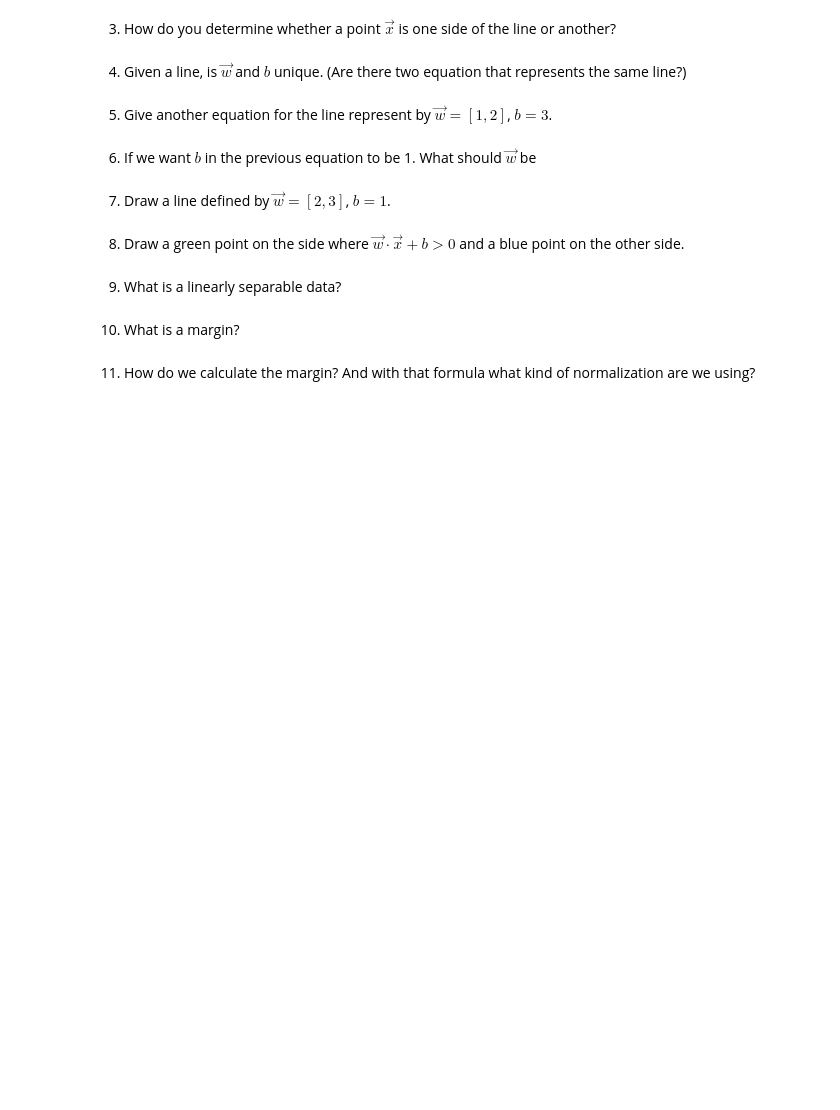
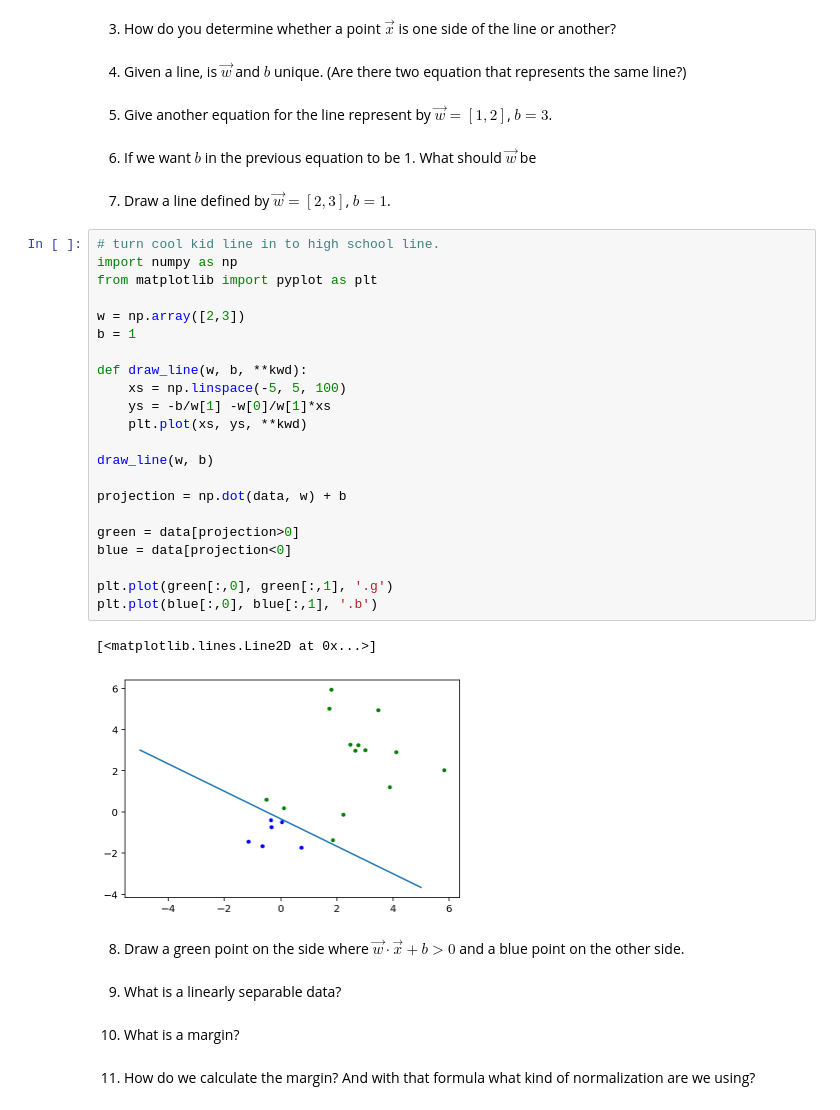
Before and after one commit to muic-pattern-rekt-2018/Exercise9, a Jupyter notebook: Support Vector Machine.ipynb, the cells around one changed output. Saved outputs shown, nothing was run; the diff lists cells and outputs as text; blank space fills up the shorter version.

```diff
--- a/Support Vector Machine.ipynb
+++ b/Support Vector Machine.ipynb
@@ -48,6 +54,31 @@ print(data)
 6) If we want $b$ in the previous equation to be 1. What should $\vec{w}$ be
 # %% [markdown]
 7) Draw a line defined by $\vec{w}=[2,3]$, $b=1$.
+# %%
+# turn cool kid line in to high school line.
+import numpy as np
+from matplotlib import pyplot as plt
+
+w = np.array([2,3])
+b = 1
+
+def draw_line(w, b, **kwd):
+    xs = np.linspace(-5, 5, 100)
+    ys = -b/w[1] -w[0]/w[1]*xs
+    plt.plot(xs, ys, **kwd)
+
+draw_line(w, b)
+
+projection = np.dot(data, w) + b
+
+green = data[projection>0]
+blue = data[projection<0]
+
+plt.plot(green[:,0], green[:,1], '.g')
+plt.plot(blue[:,0], blue[:,1], '.b')
+# %% [output]
+[<matplotlib.lines.Line2D at 0x...>]
+[figure, added]
 # %% [markdown]
 8) Draw a green point on the side where $\vec{w}\cdot\vec{x} + b > 0$ and a blue point on the other side.
 # %% [markdown]
```
Also changed, not shown: parts of 7 cells of this notebook, 1 other file.
